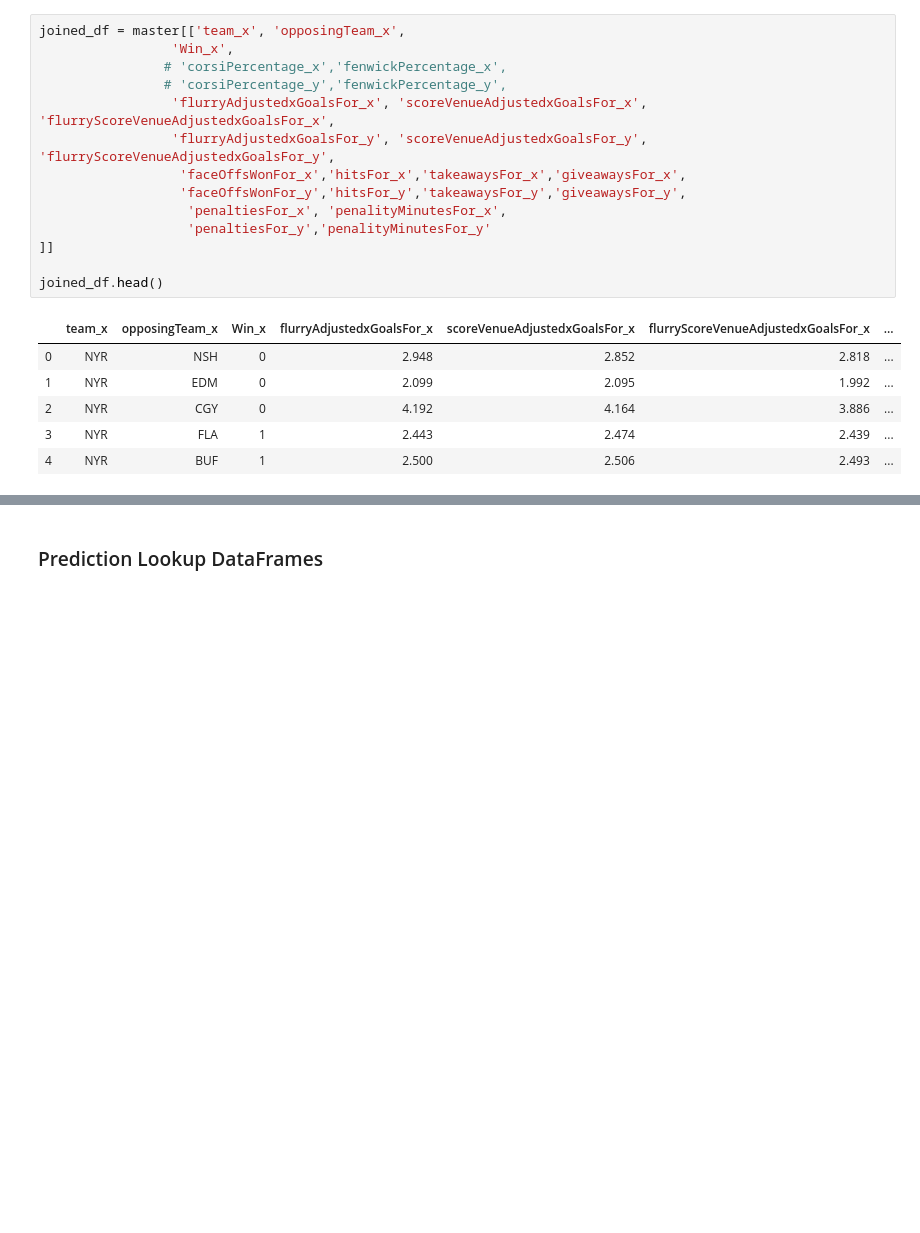
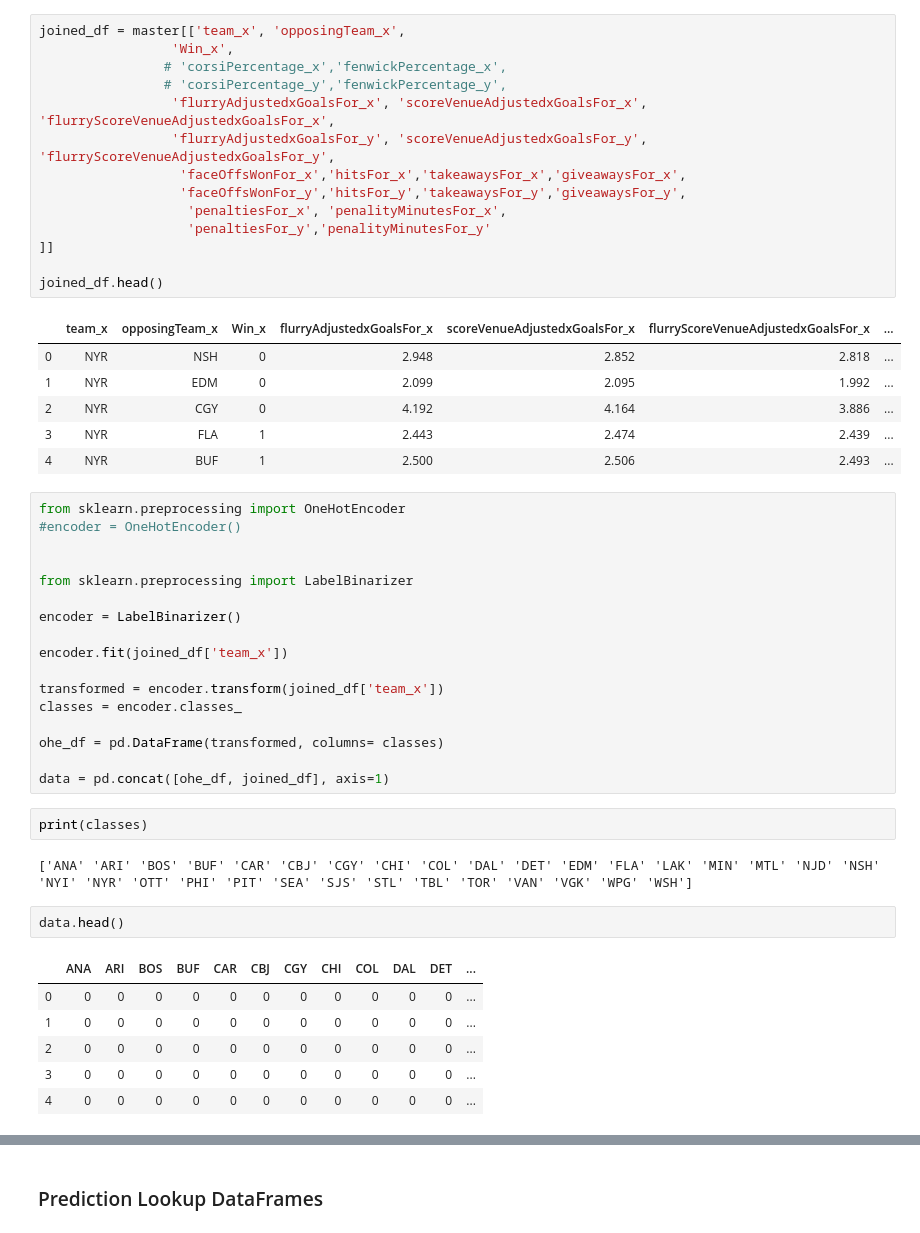
Before and after one commit to nanderson1982/NHL_Predicto, a Jupyter notebook: model/new_dataframe.ipynb, the cells around one changed output, grey strips where cells are left out. Cells and saved outputs as stored; diff of their text form; blank space fills up the shorter version.

Commit message:
labelbinarizer

```diff
--- a/model/new_dataframe.ipynb
+++ b/model/new_dataframe.ipynb
@@ -139,6 +139,36 @@ joined_df.head()
 | 2 | NYR | CGY | 0 | 4.192 | 4.164 | 3.886 | ... |
 | 3 | NYR | FLA | 1 | 2.443 | 2.474 | 2.439 | ... |
 | 4 | NYR | BUF | 1 | 2.500 | 2.506 | 2.493 | ... |
+# %%
+from sklearn.preprocessing import OneHotEncoder
+#encoder = OneHotEncoder()
+
+
+from sklearn.preprocessing import LabelBinarizer
+
+encoder = LabelBinarizer()
+
+encoder.fit(joined_df['team_x'])
+
+transformed = encoder.transform(joined_df['team_x'])
+classes = encoder.classes_
+
+ohe_df = pd.DataFrame(transformed, columns= classes)
+
+data = pd.concat([ohe_df, joined_df], axis=1)
+# %%
+print(classes)
+# %% [output]
+['ANA' 'ARI' 'BOS' 'BUF' 'CAR' 'CBJ' 'CGY' 'CHI' 'COL' 'DAL' 'DET' 'EDM' 'FLA' 'LAK' 'MIN' 'MTL' 'NJD' 'NSH' 'NYI' 'NYR' 'OTT' 'PHI' 'PIT' 'SEA' 'SJS' 'STL' 'TBL' 'TOR' 'VAN' 'VGK' 'WPG' 'WSH']
+# %%
+data.head()
+# %% [output]
+|  | ANA | ARI | BOS | BUF | CAR | CBJ | CGY | CHI | COL | DAL | DET | ... |
+| 0 | 0 | 0 | 0 | 0 | 0 | 0 | 0 | 0 | 0 | 0 | 0 | ... |
+| 1 | 0 | 0 | 0 | 0 | 0 | 0 | 0 | 0 | 0 | 0 | 0 | ... |
+| 2 | 0 | 0 | 0 | 0 | 0 | 0 | 0 | 0 | 0 | 0 | 0 | ... |
+| 3 | 0 | 0 | 0 | 0 | 0 | 0 | 0 | 0 | 0 | 0 | 0 | ... |
+| 4 | 0 | 0 | 0 | 0 | 0 | 0 | 0 | 0 | 0 | 0 | 0 | ... |
 # %%
 from sklearn import preprocessing
 le = preprocessing.LabelEncoder()
```
Also changed, not shown: parts of 12 cells of this notebook, 1 other file.
